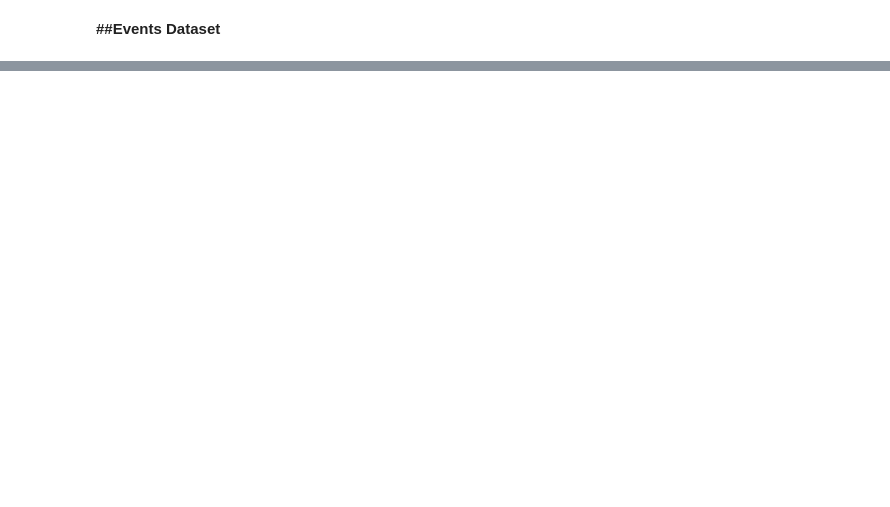
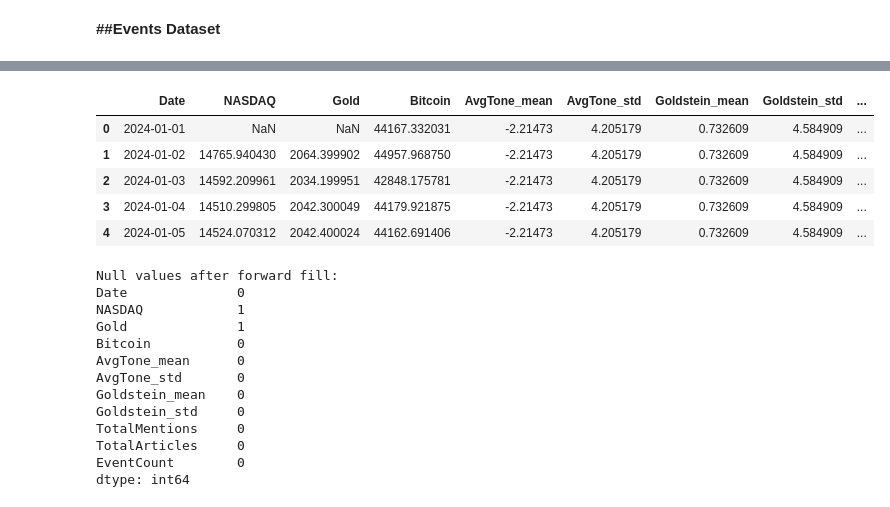
Before and after one commit to RaJ-0002/DataScience, a Jupyter notebook: final_project_model.ipynb, the cells around one changed output, grey strips where cells are left out. Saved outputs shown, nothing was run; the diff lists cells and outputs as text; code cells hidden in the pictures; blank space fills up the shorter version.

```diff
--- a/final_project_model.ipynb
+++ b/final_project_model.ipynb
@@ -386,0 +756,3 @@ float64
+# %%
+data['Date'] = pd.to_datetime(data['Date'])
+df['Day'] = pd.to_datetime(df['Day'])
@@ -386,0 +761,29 @@ float64
+# %%
+gdelt_daily = df.groupby('Day').agg({
+    'AvgTone': ['mean', 'std'],
+    'GoldsteinScale': ['mean', 'std'],
+    'NumMentions': 'sum',
+    'NumArticles': 'sum',
+    'GlobalEventID': 'count'
+}).reset_index()
+
+# Flatten MultiIndex columns
+gdelt_daily.columns = [
+    'Day', 'AvgTone_mean', 'AvgTone_std',
+    'Goldstein_mean', 'Goldstein_std',
+    'TotalMentions', 'TotalArticles', 'EventCount'
+]
+# %%
+df = pd.merge(
+    data, gdelt_daily,
+    how='left',
+    left_on='Date', right_on='Day'
+)
+
+# Drop redundant 'Day' column
+df.drop(columns=['Day'], inplace=True)
+
+# Fill missing GDELT days (no events) with 0 or forward fill if appropriate
+# df.fillna(0, inplace=True)
+
+print(df.head())
@@ -386,0 +827,30 @@ float64
+# %%
+# Forward fill missing values
+df.ffill(inplace=True)
+
+# Display the first few rows to show the result
+display(df.head())
+
+# Check for remaining null values
+print("\nNull values after forward fill:")
+print(df.isnull().sum())
+# %% [output]
+|  | Date | NASDAQ | Gold | Bitcoin | AvgTone_mean | AvgTone_std | Goldstein_mean | Goldstein_std | ... |
+| 0 | 2024-01-01 | NaN | NaN | 44167.332031 | -2.21473 | 4.205179 | 0.732609 | 4.584909 | ... |
+| 1 | 2024-01-02 | 14765.940430 | 2064.399902 | 44957.968750 | -2.21473 | 4.205179 | 0.732609 | 4.584909 | ... |
+| 2 | 2024-01-03 | 14592.209961 | 2034.199951 | 42848.175781 | -2.21473 | 4.205179 | 0.732609 | 4.584909 | ... |
+| 3 | 2024-01-04 | 14510.299805 | 2042.300049 | 44179.921875 | -2.21473 | 4.205179 | 0.732609 | 4.584909 | ... |
+| 4 | 2024-01-05 | 14524.070312 | 2042.400024 | 44162.691406 | -2.21473 | 4.205179 | 0.732609 | 4.584909 | ... |
+Null values after forward fill:
+Date              0
+NASDAQ            1
+Gold              1
+Bitcoin           0
+AvgTone_mean      0
+AvgTone_std       0
+Goldstein_mean    0
+Goldstein_std     0
+TotalMentions     0
+TotalArticles     0
+EventCount        0
+dtype: int64
```
Also changed, not shown: parts of 36 cells of this notebook.
